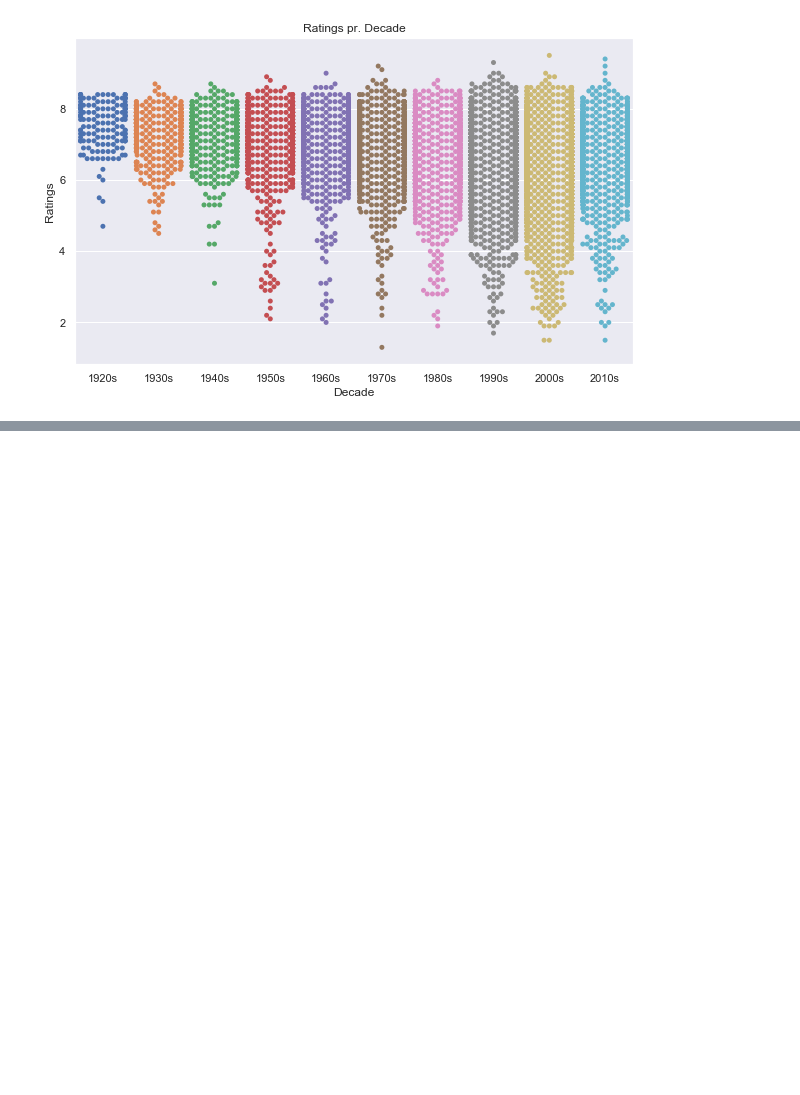
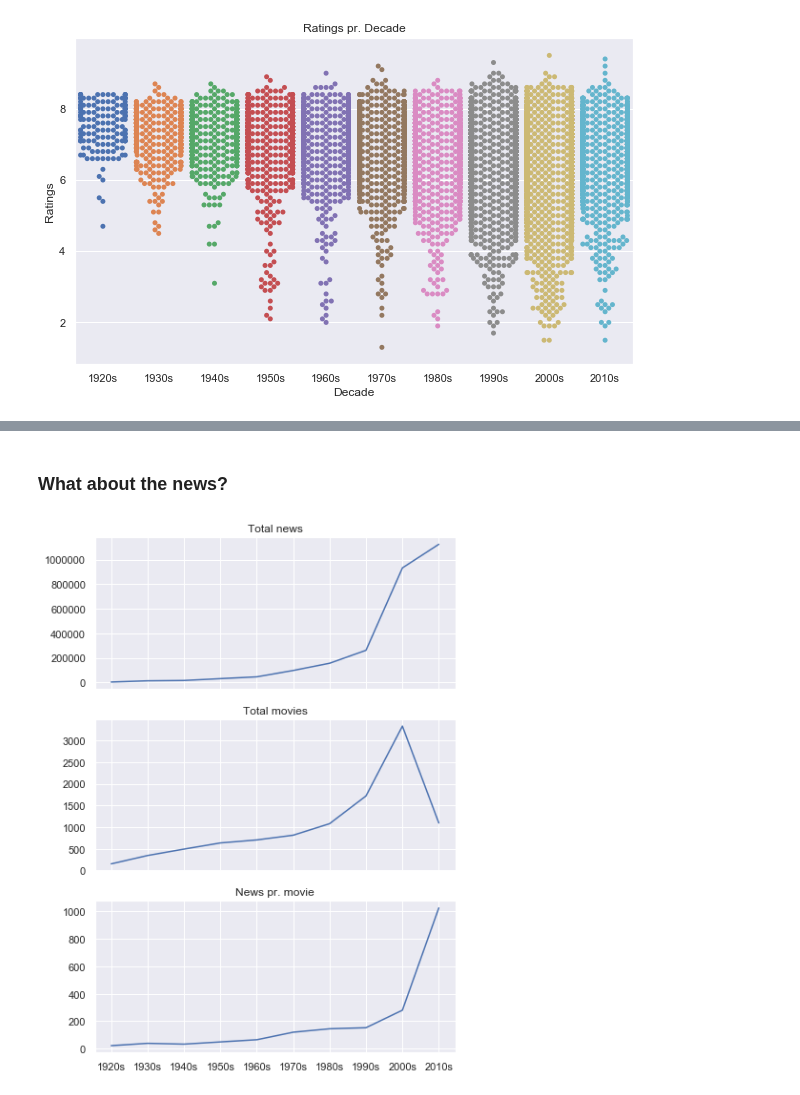
Before and after one commit to NumEconCopenhagen/projects-2019-credible-threats, a Jupyter notebook: dataproject/Final Countdown.ipynb, the cells around one changed output, grey strips where cells are left out. Saved outputs shown, nothing was run; the diff lists cells and outputs as text; code cells hidden in the pictures; blank space fills up the shorter version.

Commit message:
Sebs input to final countdown

```diff
--- a/dataproject/Final Countdown.ipynb
+++ b/dataproject/Final Countdown.ipynb
@@ -520,0 +619,42 @@ swarm_plot()
+# %% [markdown]
+### What about the news?
+# %%
+def news_pr_movie_fig():
+
+    df['dummy'] = 1
+
+    # Count number of news articles
+    def total_news(x):
+        d = x['nrOfNewsArticles'].sum()
+        return pd.Series(d, index = ['Total number of news'])
+
+    # Count number of movies
+    def total_movies(x):
+        d = x['dummy'].sum()
+        return pd.Series(d, index = ['Total number of movies'])
+
+    # Find news pr. movie
+    def news_pr_movie(x):
+        d = np.array(x['nrOfNewsArticles'].sum()/x['dummy'].sum())
+        return pd.Series(d, index = ['news Pr Movie'])
+
+    # Variables for plots
+    x = df.groupby('decade').apply(total_news)
+    z = df.groupby('decade').apply(news_pr_movie)
+    y = df.groupby('decade').apply(total_movies)
+
+    # Start subplot
+    f, (fig1,fig2,fig3) = plt.subplots(3,1,sharex=True)
+    f.subplots_adjust(hspace=0.2,right=1,top=2)
+
+    # Plot the data
+    fig1.plot(x)
+    fig1.set_title('Total news')
+    fig2.plot(y)
+    fig2.set_title('Total movies')
+    fig3.plot(z)
+    fig3.set_title('News pr. movie');
+
+news_pr_movie_fig()
+# %% [output]
+[figure, added]
```
Also changed, not shown: parts of 12 cells of this notebook.
